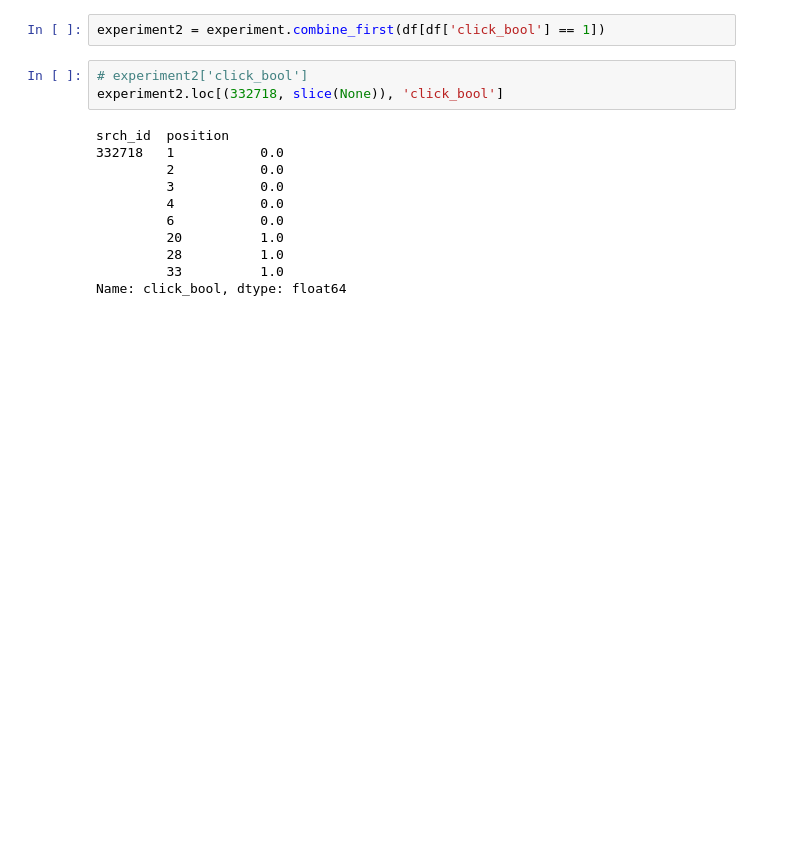
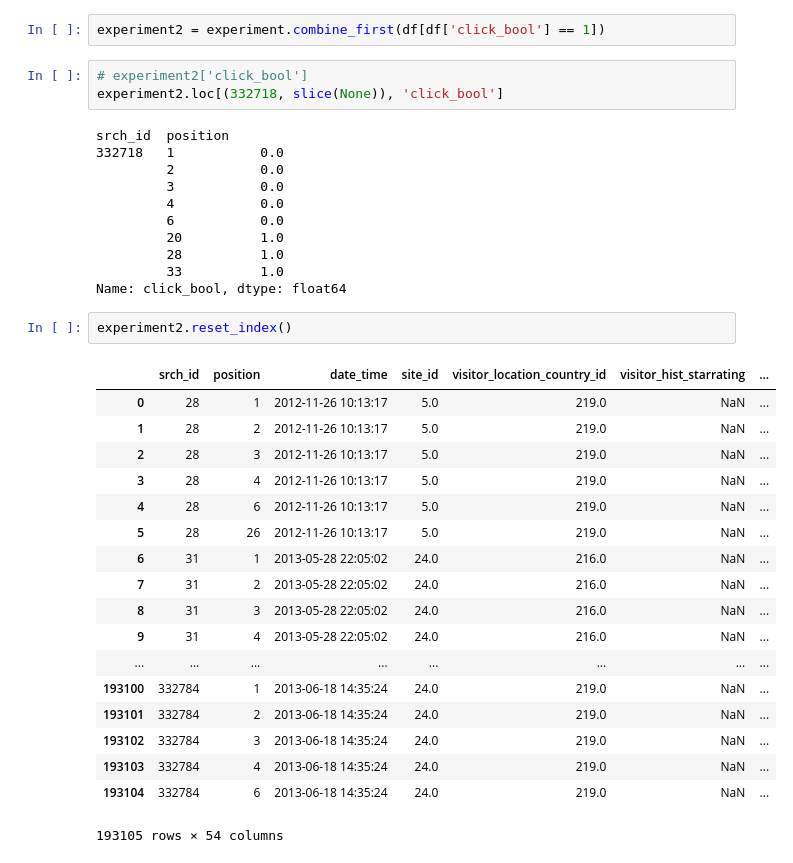
Before and after one commit to MaicoTimmerman/uva_data_mining_techniques, a Jupyter notebook: assignment2/data/exploration.ipynb, the cells around one changed output. Drawn from its saved outputs; the diff is of its cells as text; blank space fills up the shorter version.

```diff
--- a/assignment2/data/exploration.ipynb
+++ b/assignment2/data/exploration.ipynb
@@ -688,3 +689,24 @@ srch_id  position
          28          1.0
          33          1.0
 Name: click_bool, dtype: float64
+# %%
+experiment2.reset_index()
+# %% [output]
+|  | srch_id | position | date_time | site_id | visitor_location_country_id | visitor_hist_starrating | ... |
+| 0 | 28 | 1 | 2012-11-26 10:13:17 | 5.0 | 219.0 | NaN | ... |
+| 1 | 28 | 2 | 2012-11-26 10:13:17 | 5.0 | 219.0 | NaN | ... |
+| 2 | 28 | 3 | 2012-11-26 10:13:17 | 5.0 | 219.0 | NaN | ... |
+| 3 | 28 | 4 | 2012-11-26 10:13:17 | 5.0 | 219.0 | NaN | ... |
+| 4 | 28 | 6 | 2012-11-26 10:13:17 | 5.0 | 219.0 | NaN | ... |
+| 5 | 28 | 26 | 2012-11-26 10:13:17 | 5.0 | 219.0 | NaN | ... |
+| 6 | 31 | 1 | 2013-05-28 22:05:02 | 24.0 | 216.0 | NaN | ... |
+| 7 | 31 | 2 | 2013-05-28 22:05:02 | 24.0 | 216.0 | NaN | ... |
+| 8 | 31 | 3 | 2013-05-28 22:05:02 | 24.0 | 216.0 | NaN | ... |
+| 9 | 31 | 4 | 2013-05-28 22:05:02 | 24.0 | 216.0 | NaN | ... |
+| ... | ... | ... | ... | ... | ... | ... | ... |
+| 193100 | 332784 | 1 | 2013-06-18 14:35:24 | 24.0 | 219.0 | NaN | ... |
+| 193101 | 332784 | 2 | 2013-06-18 14:35:24 | 24.0 | 219.0 | NaN | ... |
+| 193102 | 332784 | 3 | 2013-06-18 14:35:24 | 24.0 | 219.0 | NaN | ... |
+| 193103 | 332784 | 4 | 2013-06-18 14:35:24 | 24.0 | 219.0 | NaN | ... |
+| 193104 | 332784 | 6 | 2013-06-18 14:35:24 | 24.0 | 219.0 | NaN | ... |
+193105 rows × 54 columns
```
Also changed, not shown: parts of 1 cell of this notebook, 1 other file.
